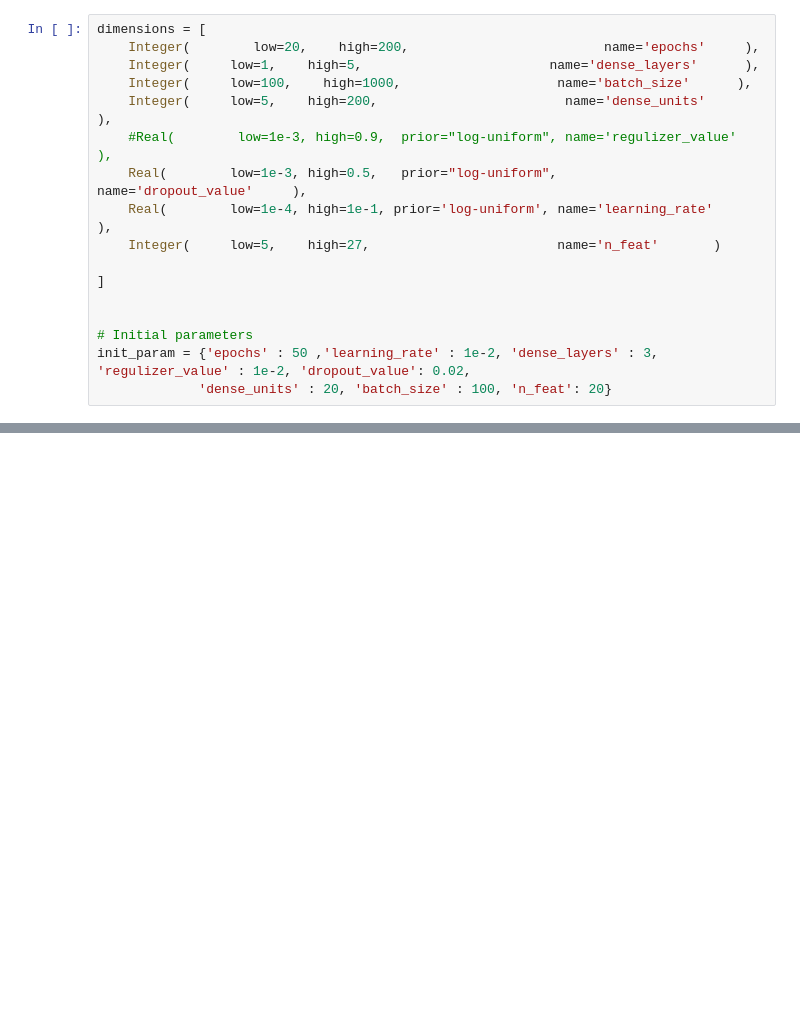
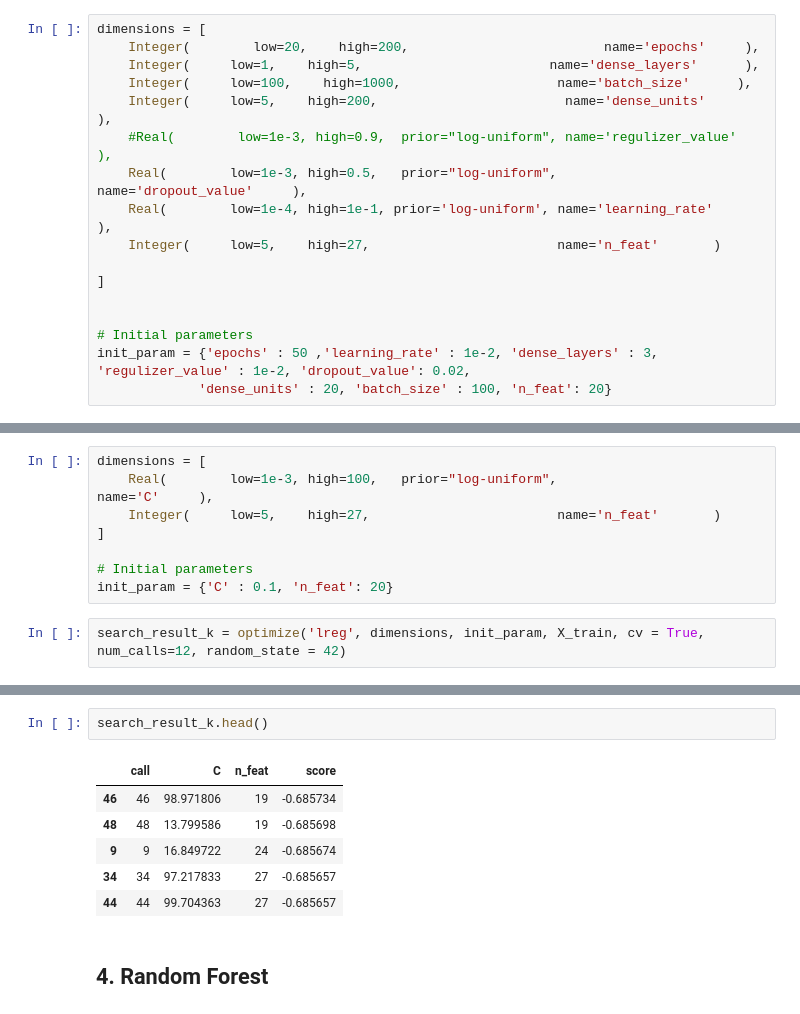
Before and after one commit to llayer/ml_exercise, a Jupyter notebook: Higgs.ipynb, the cells around one changed output, grey strips where cells are left out. Saved outputs shown, nothing was run; the diff lists cells and outputs as text; blank space fills up the shorter version.

```diff
--- a/Higgs.ipynb
+++ b/Higgs.ipynb
@@ -333,0 +403,10 @@ n_feat
+# %%
+dimensions = [
+    Real(        low=1e-3, high=100,   prior="log-uniform",                    name='C'     ),
+    Integer(     low=5,    high=27,                        name='n_feat'       )
+]
+
+# Initial parameters
+init_param = {'C' : 0.1, 'n_feat': 20}
+# %%
+search_result_k = optimize('lreg', dimensions, init_param, X_train, cv = True, num_calls=12, random_state = 42)
@@ -333,0 +421,11 @@ n_feat
+# %%
+search_result_k.head()
+# %% [output]
+|  | call | C | n_feat | score |
+| 46 | 46 | 98.971806 | 19 | -0.685734 |
+| 48 | 48 | 13.799586 | 19 | -0.685698 |
+| 9 | 9 | 16.849722 | 24 | -0.685674 |
+| 34 | 34 | 97.217833 | 27 | -0.685657 |
+| 44 | 44 | 99.704363 | 27 | -0.685657 |
+# %% [markdown]
+## 4. Random Forest
```
Also changed, not shown: parts of 24 cells of this notebook, 1 other file.
